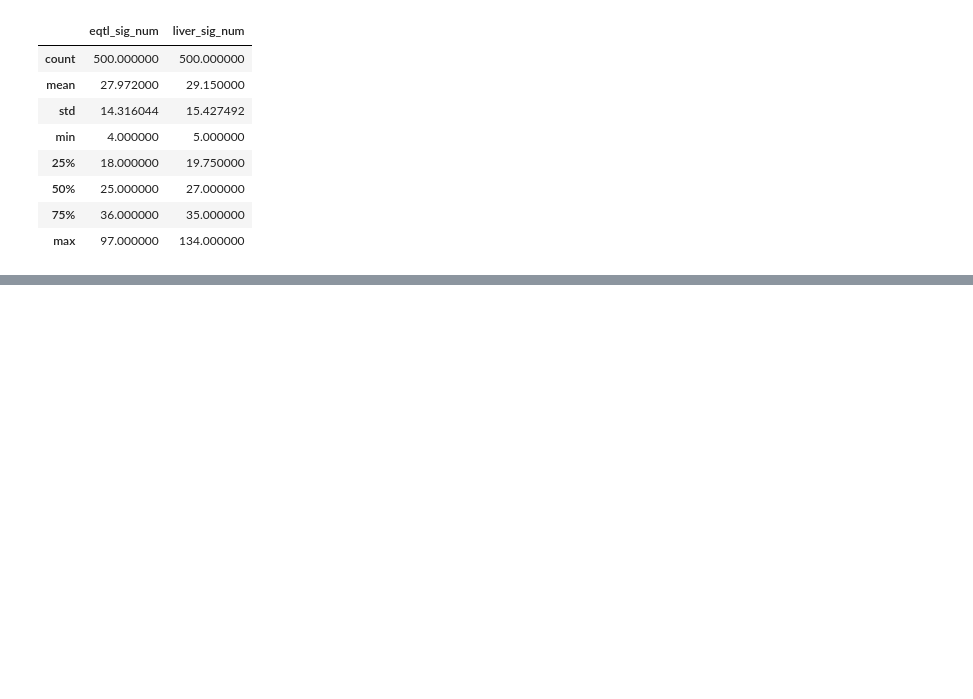
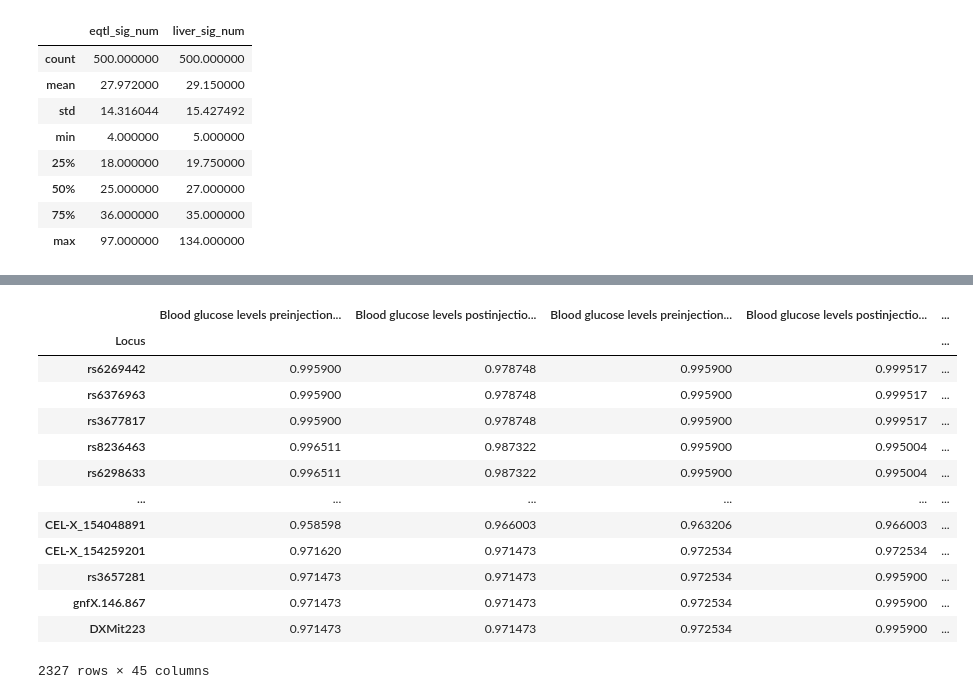
Before and after one commit to guyshur/system_genetics, a Jupyter notebook: drors_work.ipynb, the cells around one changed output, grey strips where cells are left out. Saved outputs shown, nothing was run; the diff lists cells and outputs as text; code cells hidden in the pictures; blank space fills up the shorter version.

```diff
--- a/drors_work.ipynb
+++ b/drors_work.ipynb
@@ -903,0 +779,18 @@ dist.describe()
+# %%
+
+qtl_fdr
+# %% [output]
+|  | Blood glucose levels preinjection... | Blood glucose levels postinjectio... | Blood glucose levels preinjection... | Blood glucose levels postinjectio... | ... |
+| Locus |  |  |  |  | ... |
+| rs6269442 | 0.995900 | 0.978748 | 0.995900 | 0.999517 | ... |
+| rs6376963 | 0.995900 | 0.978748 | 0.995900 | 0.999517 | ... |
+| rs3677817 | 0.995900 | 0.978748 | 0.995900 | 0.999517 | ... |
+| rs8236463 | 0.996511 | 0.987322 | 0.995900 | 0.995004 | ... |
+| rs6298633 | 0.996511 | 0.987322 | 0.995900 | 0.995004 | ... |
+| ... | ... | ... | ... | ... | ... |
+| CEL-X_154048891 | 0.958598 | 0.966003 | 0.963206 | 0.966003 | ... |
+| CEL-X_154259201 | 0.971620 | 0.971473 | 0.972534 | 0.972534 | ... |
+| rs3657281 | 0.971473 | 0.971473 | 0.972534 | 0.995900 | ... |
+| gnfX.146.867 | 0.971473 | 0.971473 | 0.972534 | 0.995900 | ... |
+| DXMit223 | 0.971473 | 0.971473 | 0.972534 | 0.995900 | ... |
+2327 rows × 45 columns
```
Also changed, not shown: parts of 17 cells of this notebook, 4 other files.
